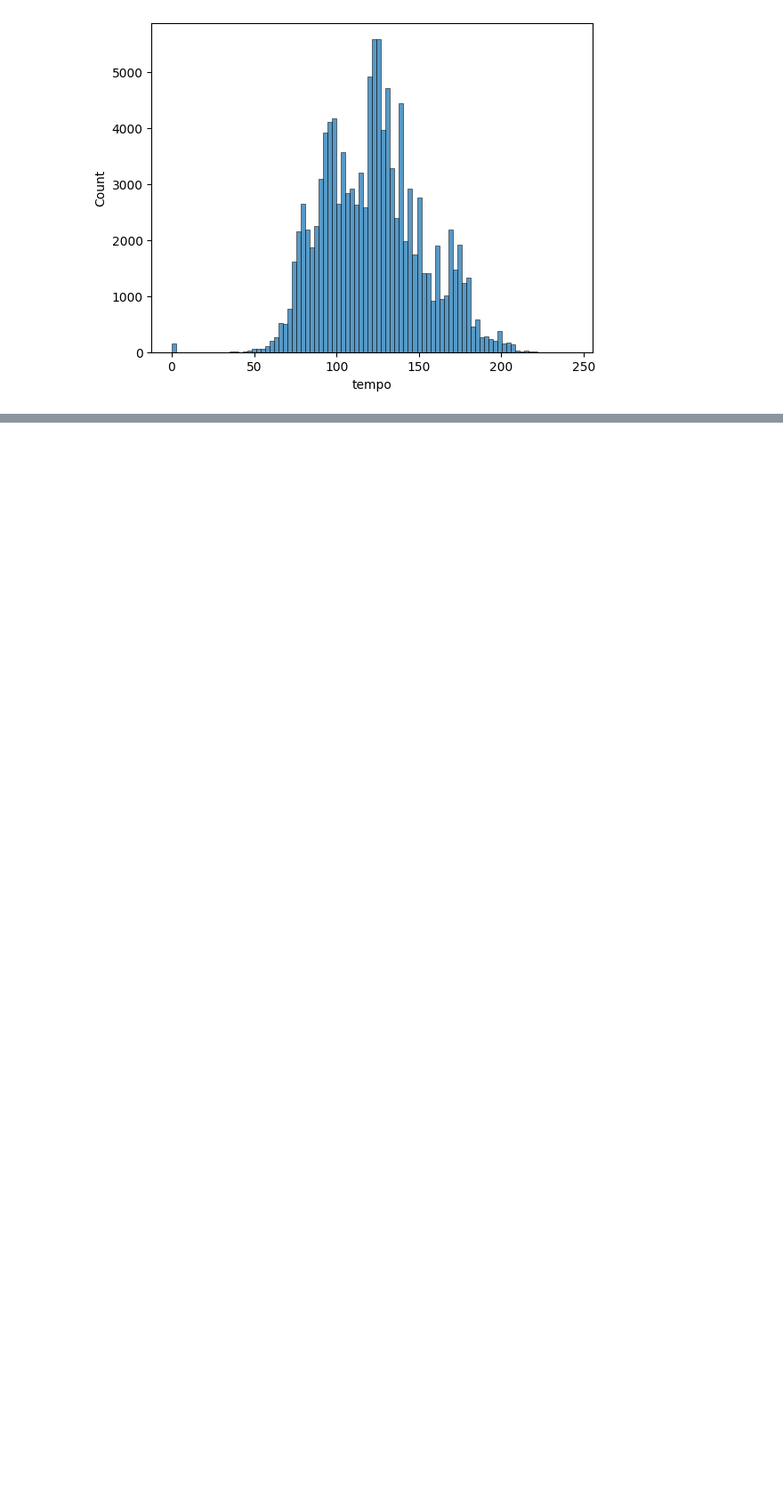
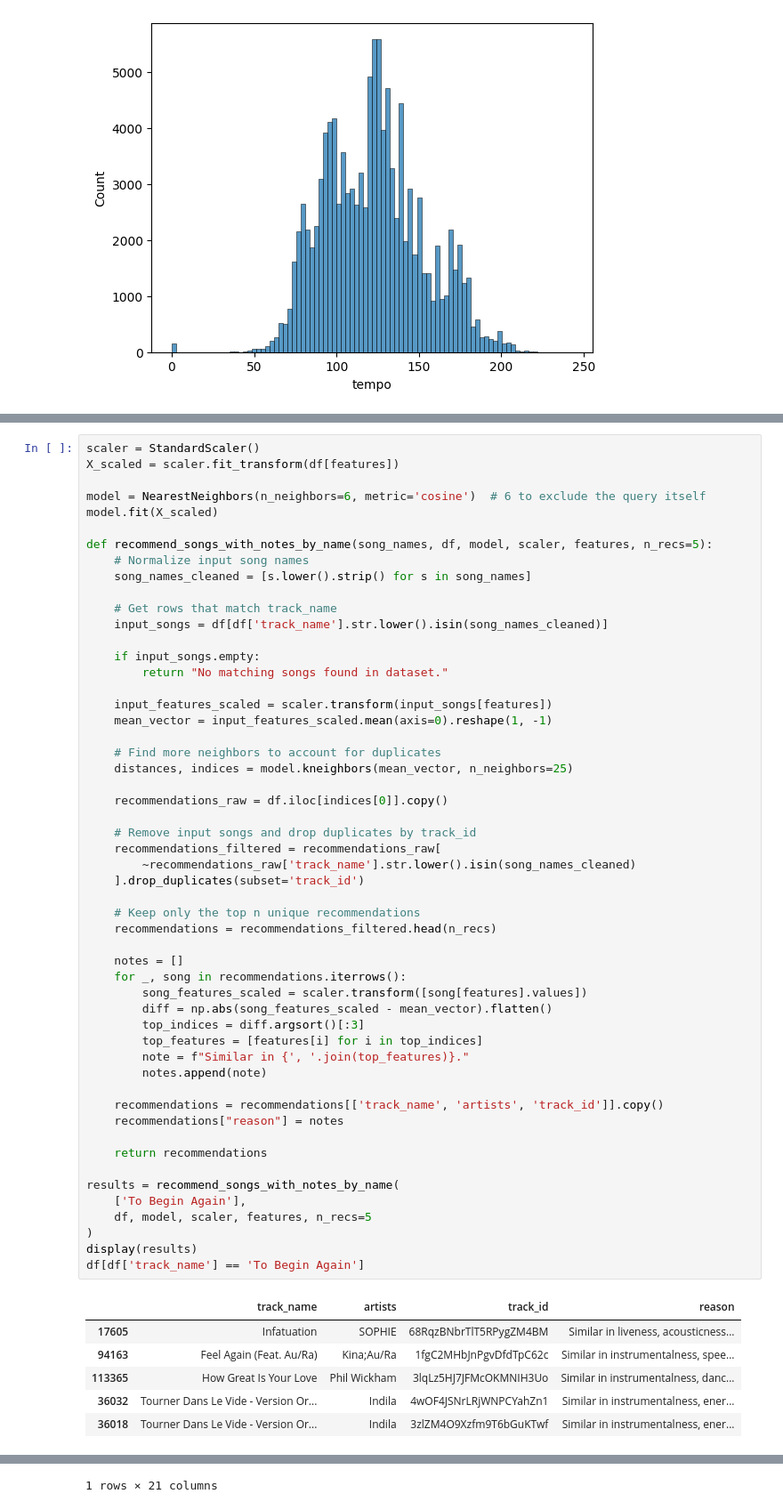
Before and after one commit to MonishaG36912/Spotify-Recommendation-System, a Jupyter notebook: Spotify_contentBased.ipynb, the cells around one changed output, grey strips where cells are left out. Shown: that part at 89% size. Saved outputs shown, nothing was run; the diff lists cells and outputs as text; blank space fills up the shorter version.

Commit message:
version 5/29

```diff
--- a/Spotify_contentBased.ipynb
+++ b/Spotify_contentBased.ipynb
@@ -105,0 +169,60 @@ NameError: name 'df' is not defined
+# %%
+scaler = StandardScaler()
+X_scaled = scaler.fit_transform(df[features])
+
+model = NearestNeighbors(n_neighbors=6, metric='cosine')  # 6 to exclude the query itself
+model.fit(X_scaled)
+
+def recommend_songs_with_notes_by_name(song_names, df, model, scaler, features, n_recs=5):
+    # Normalize input song names
+    song_names_cleaned = [s.lower().strip() for s in song_names]
+
+    # Get rows that match track_name
+    input_songs = df[df['track_name'].str.lower().isin(song_names_cleaned)]
+
+    if input_songs.empty:
+        return "No matching songs found in dataset."
+
+    input_features_scaled = scaler.transform(input_songs[features])
+    mean_vector = input_features_scaled.mean(axis=0).reshape(1, -1)
+
+    # Find more neighbors to account for duplicates
+    distances, indices = model.kneighbors(mean_vector, n_neighbors=25)
+
+    recommendations_raw = df.iloc[indices[0]].copy()
+
+    # Remove input songs and drop duplicates by track_id
+    recommendations_filtered = recommendations_raw[
+        ~recommendations_raw['track_name'].str.lower().isin(song_names_cleaned)
+    ].drop_duplicates(subset='track_id')
+
+    # Keep only the top n unique recommendations
+    recommendations = recommendations_filtered.head(n_recs)
+
+    notes = []
+    for _, song in recommendations.iterrows():
+        song_features_scaled = scaler.transform([song[features].values])
+        diff = np.abs(song_features_scaled - mean_vector).flatten()
+        top_indices = diff.argsort()[:3]
+        top_features = [features[i] for i in top_indices]
+        note = f"Similar in {', '.join(top_features)}."
+        notes.append(note)
+
+    recommendations = recommendations[['track_name', 'artists', 'track_id']].copy()
+    recommendations["reason"] = notes
+
+    return recommendations
+
+results = recommend_songs_with_notes_by_name(
+    ['To Begin Again'],
+    df, model, scaler, features, n_recs=5
+)
+display(results)
+df[df['track_name'] == 'To Begin Again']
+# %% [output]
+|  | track_name | artists | track_id | reason |
+| 17605 | Infatuation | SOPHIE | 68RqzBNbrTlT5RPygZM4BM | Similar in liveness, acousticness... |
+| 94163 | Feel Again (Feat. Au/Ra) | Kina;Au/Ra | 1fgC2MHbJnPgvDfdTpC62c | Similar in instrumentalness, spee... |
+| 113365 | How Great Is Your Love | Phil Wickham | 3lqLz5HJ7JFMcOKMNIH3Uo | Similar in instrumentalness, danc... |
+| 36032 | Tourner Dans Le Vide - Version Or... | Indila | 4wOF4JSNrLRjWNPCYahZn1 | Similar in instrumentalness, ener... |
+| 36018 | Tourner Dans Le Vide - Version Or... | Indila | 3zlZM4O9Xzfm9T6bGuKTwf | Similar in instrumentalness, ener... |
@@ -105,0 +231 @@ NameError: name 'df' is not defined
+1 rows × 21 columns
```
Also changed, not shown: parts of 10 cells of this notebook, 4 other files.
